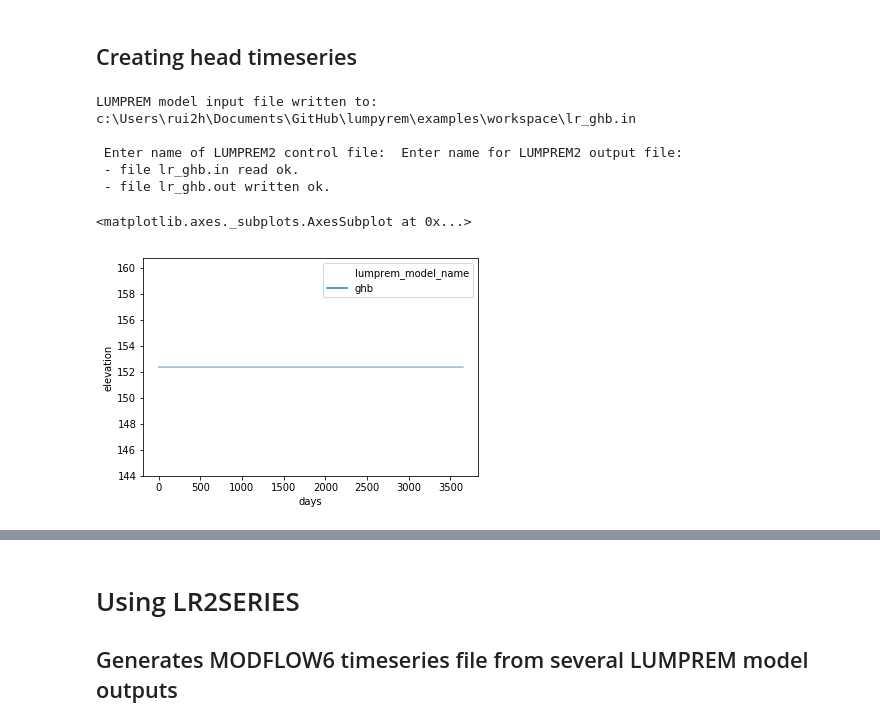
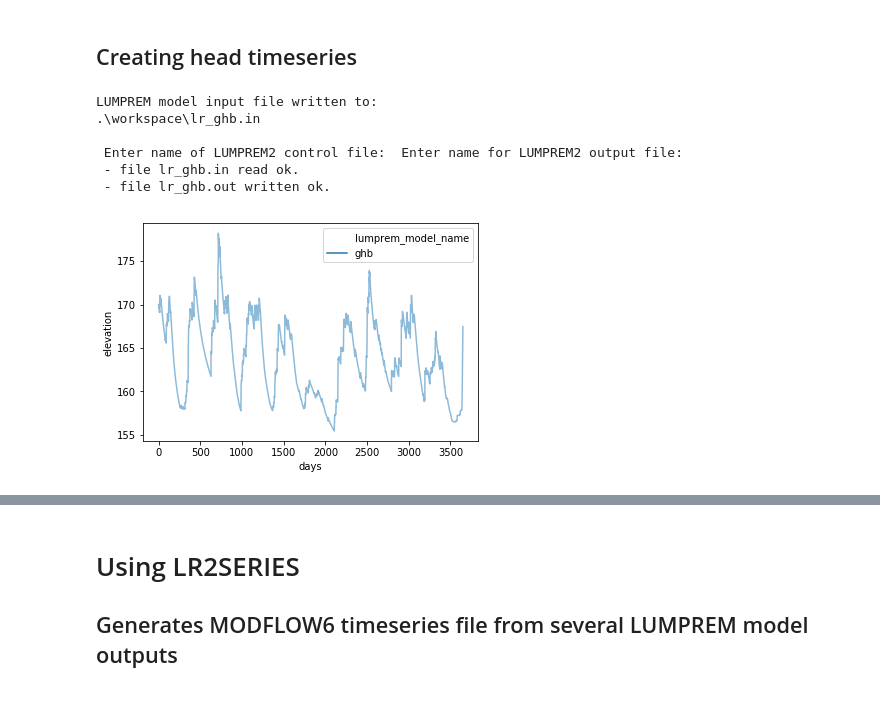
Before and after one commit to rhugman/lumpyrem, a Jupyter notebook: examples/example.ipynb, the cells around one changed output, grey strips where cells are left out. Drawn from its saved outputs; the diff is of its cells as text; code cells hidden in the pictures.

Commit message:
update to example notebook

```diff
--- a/examples/example.ipynb
+++ b/examples/example.ipynb
@@ -5,8 +5,7 @@ import lumpyrem as lr
 import os
 # %%
 # set the workspace directory
-cwd = os.getcwd()
-workspace = os.path.join(cwd,'workspace')
+workspace = os.path.join('.','workspace')
 
 # initiate the model and write the in files
 b = lr.lumprem.Model(model_name='def', workspace=workspace)
@@ -132,28 +170,30 @@ Index(['days', 'volume', 'vol_drain', 'vol_macro', 'delta_vol',
 # %% [markdown]
 ## Creating head timeseries
 # %%
-ghb = lr.lumprem.Model('ghb', workspace=workspace,factor1=1.0,
-                                                    factor2=2.0,
-                                                    power=0.1,
+# create a lumprem model and apply an offset, factor1, factor2 and power
+
+ghb = lr.lumprem.Model('ghb', workspace=workspace,factor1=30,
+                                                    factor2=20,
+                                                    power=2,
                                                     offset=150.0,
                                                     maxvol=1,
                                                     surface=200,
                                                     ks=0.1,
                                                     irrigvolfrac=0.0,
                                                     vegfile=(0.8,1.0), irrigfile = (0, 0.0))
 ghb.write_model(numdays=3650)
 ghb.run_model()
 df=ghb.get_results()
+
+
 # plot the model results
 import seaborn as sb
-sb.lineplot(data=df, x='days',y='elevation', hue='lumprem_model_name', alpha=0.5)
-#sb.lineplot(data=df, x='days',y='volume', hue='lumprem_model_name', alpha=0.5)
+sb.lineplot(data=df, x='days',y='elevation', hue='lumprem_model_name', alpha=0.5);
 # %% [output]
 LUMPREM model input file written to:
-c:\Users\rui2h\Documents\GitHub\lumpyrem\examples\workspace\lr_ghb.in
+.\workspace\lr_ghb.in
 
  Enter name of LUMPREM2 control file:  Enter name for LUMPREM2 output file:
  - file lr_ghb.in read ok.
  - file lr_ghb.out written ok.
-<matplotlib.axes._subplots.AxesSubplot at 0x...>
-[figure, old version]
+[figure, new version]
```
Also changed, not shown: parts of 15 cells of this notebook, 19 other files.
